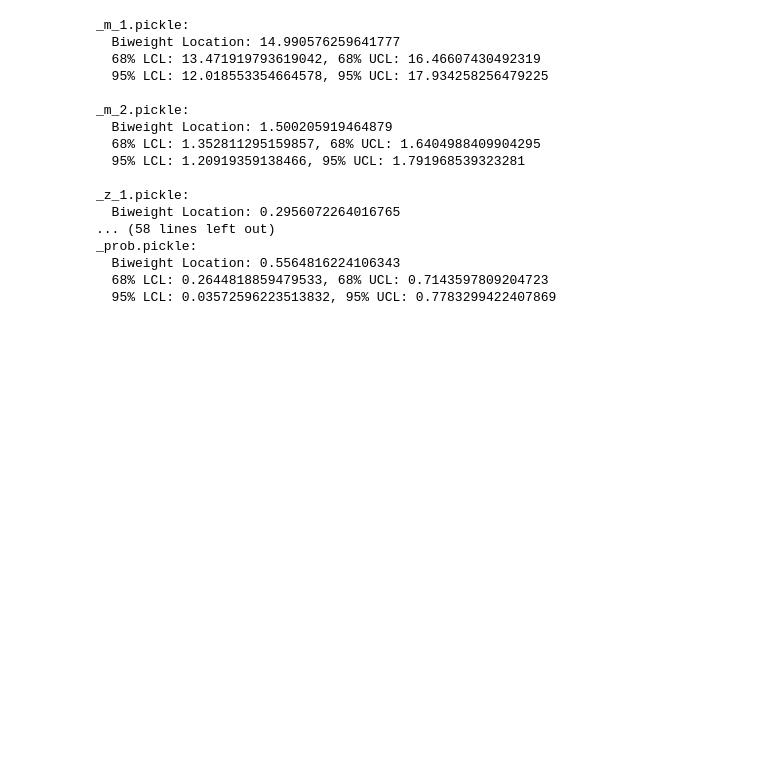
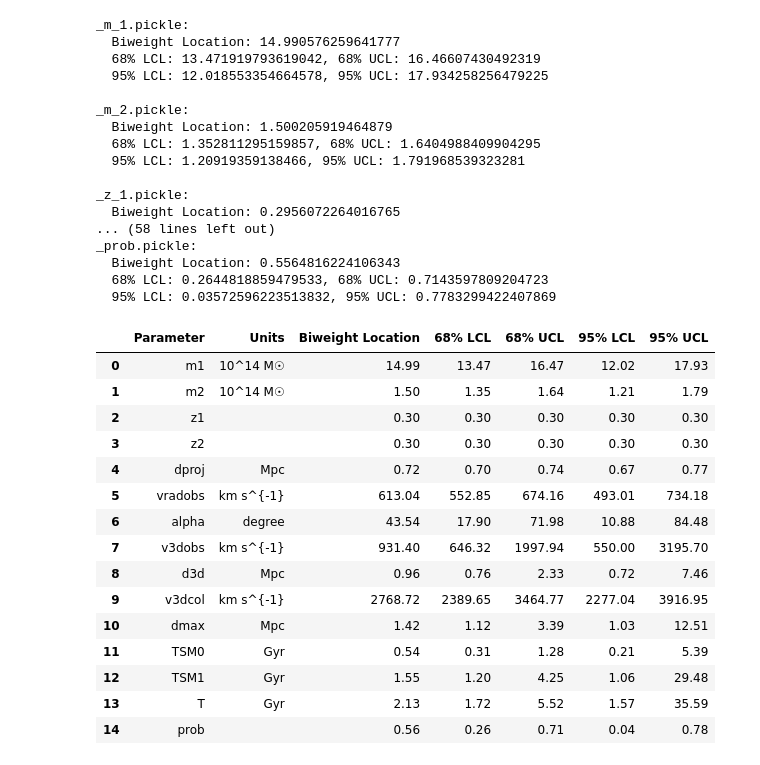
Before and after one commit to ryusei172525/SSP2024_GalaxyClusters, a Jupyter notebook: BulletCluster_analysis1.ipynb, the cells around one changed output. Cells and saved outputs as stored; diff of their text form; code cells hidden in the pictures; blank space fills up the shorter version.

Commit message:
add Table for Bullet Cluster

```diff
--- a/BulletCluster_analysis1.ipynb
+++ b/BulletCluster_analysis1.ipynb
@@ -139,3 +139,91 @@ _prob.pickle:
   Biweight Location: 0.5564816224106343
   68% LCL: 0.2644818859479533, 68% UCL: 0.7143597809204723
   95% LCL: 0.03572596223513832, 95% UCL: 0.7783299422407869
+# %%
+import pickle
+import numpy as np
+import pandas as pd
+from astropy.stats import biweight_location
+
+# 単位の定義
+units = {
+    'm1': '10^14 M☉',
+    'm2': '10^14 M☉',
+    'z1': '',
+    'z2': '',
+    'dproj': 'Mpc',
+    'vradobs': 'km s^{-1}',
+    'alpha': 'degree',
+    'v3dobs': 'km s^{-1}',
+    'd3d': 'Mpc',
+    'v3dcol': 'km s^{-1}',
+    'dmax': 'Mpc',
+    'TSM0': 'Gyr',
+    'TSM1': 'Gyr',
+    'T': 'Gyr',
+    'prob': ''
+}
+
+# パラメータファイルのリスト
+prefix = "BulletCluster/simulation_output"
+parameters = ['_m_1.pickle', '_m_2.pickle', '_z_1.pickle', '_z_2.pickle', '_d_proj.pickle',
+              '_v_rad_obs.pickle', '_alpha.pickle', '_v_3d_obs.pickle', '_d_3d.pickle',
+              '_v_3d_col.pickle', '_d_max.pickle', '_TSM_0.pickle', '_TSM_1.pickle',
+              '_T.pickle', '_prob.pickle']
+
+results = []
+
+for param in parameters:
+    with open(prefix + param, 'rb') as f:
+        data = pickle.load(f)
+        if param in ['_m_1.pickle', '_m_2.pickle']:
+            # 質量をe14単位に変換
+            data = np.array(data) / 1e14
+        biweight_loc = biweight_location(data)
+
+        # 68%および95%の信頼区間を計算
+        lcl_68, ucl_68 = np.percentile(data, [16, 84])
+        lcl_95, ucl_95 = np.percentile(data, [2.5, 97.5])
+
+        param_name = param.replace('_', '').replace('.pickle', '')
+
+        # 数値を有効数字2桁にフォーマット
+        if param_name not in ['z_1', 'z_2']:
+            biweight_loc = round(biweight_loc, 2)
+            lcl_68 = round(lcl_68, 2)
+            ucl_68 = round(ucl_68, 2)
+            lcl_95 = round(lcl_95, 2)
+            ucl_95 = round(ucl_95, 2)
+
+        results.append({
+            'Parameter': param_name,
+            'Units': units[param_name],
+            'Biweight Location': biweight_loc,
+            '68% LCL': lcl_68,
+            '68% UCL': ucl_68,
+            '95% LCL': lcl_95,
+            '95% UCL': ucl_95
+        })
+
+# 結果をDataFrameに変換
+df_results = pd.DataFrame(results)
+
+# DataFrameの表示
+df_results
+# %% [output]
+|  | Parameter | Units | Biweight Location | 68% LCL | 68% UCL | 95% LCL | 95% UCL |
+| 0 | m1 | 10^14 M☉ | 14.99 | 13.47 | 16.47 | 12.02 | 17.93 |
+| 1 | m2 | 10^14 M☉ | 1.50 | 1.35 | 1.64 | 1.21 | 1.79 |
+| 2 | z1 |  | 0.30 | 0.30 | 0.30 | 0.30 | 0.30 |
+| 3 | z2 |  | 0.30 | 0.30 | 0.30 | 0.30 | 0.30 |
+| 4 | dproj | Mpc | 0.72 | 0.70 | 0.74 | 0.67 | 0.77 |
+| 5 | vradobs | km s^{-1} | 613.04 | 552.85 | 674.16 | 493.01 | 734.18 |
+| 6 | alpha | degree | 43.54 | 17.90 | 71.98 | 10.88 | 84.48 |
+| 7 | v3dobs | km s^{-1} | 931.40 | 646.32 | 1997.94 | 550.00 | 3195.70 |
+| 8 | d3d | Mpc | 0.96 | 0.76 | 2.33 | 0.72 | 7.46 |
+| 9 | v3dcol | km s^{-1} | 2768.72 | 2389.65 | 3464.77 | 2277.04 | 3916.95 |
+| 10 | dmax | Mpc | 1.42 | 1.12 | 3.39 | 1.03 | 12.51 |
+| 11 | TSM0 | Gyr | 0.54 | 0.31 | 1.28 | 0.21 | 5.39 |
+| 12 | TSM1 | Gyr | 1.55 | 1.20 | 4.25 | 1.06 | 29.48 |
+| 13 | T | Gyr | 2.13 | 1.72 | 5.52 | 1.57 | 35.59 |
+| 14 | prob |  | 0.56 | 0.26 | 0.71 | 0.04 | 0.78 |
```
Also changed, not shown: 2 other files.
